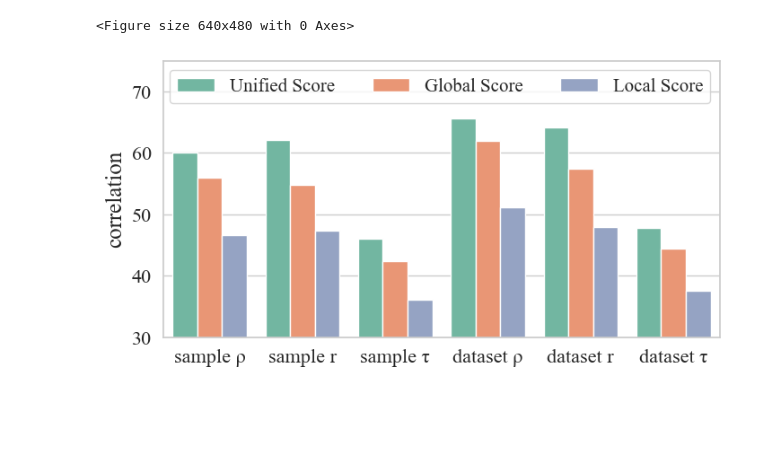
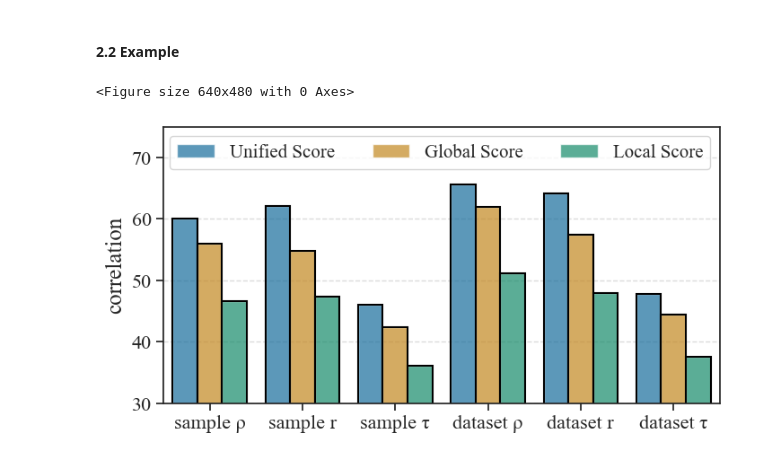
Before and after one commit to dwzhu-pku/DWTemplate, a Jupyter notebook: visualize/plot.ipynb, the cells around one changed output. Saved outputs shown, nothing was run; the diff lists cells and outputs as text; code cells hidden in the pictures; blank space fills up the shorter version.

```diff
--- a/visualize/plot.ipynb
+++ b/visualize/plot.ipynb
@@ -8,8 +8,9 @@ import numpy as np
 import random
 import math
 import textwrap
+import jsonlines
 from scipy.stats import pearsonr, spearmanr, kendalltau
 from tabulate import tabulate
-plt.rcParams['font.family'] = 'Times New Roman'
+plt.rcParams['font.family'] = "sans-serif"
 
 # 参考链接：https://zhuanlan.zhihu.com/p/93423829
@@ -24,7 +121,7 @@ ours = [47.90319255658225, 57.2832228214499, 64.97055423962387, 52.6161861963308
 
 df = pd.DataFrame({'x': x, 'unieval':unieval, 'chatgpt':chatgpt, 'multineg':multineg, 'ours':ours})
 
-sns.set(style='whitegrid', palette='Set2', font='Times New Roman', context='notebook')
+sns.set(style='ticks', palette='colorblind', font='Times New Roman', context='notebook')
 plt.figure()
 fig, ax = plt.subplots(1,1,figsize=(8,4))
 
@@ -34,7 +131,7 @@ sns.lineplot(data=df, x="x", y="multineg", label="MultiNeg", marker='D', linewid
 sns.lineplot(data=df, x="x", y="ours", label="Ours", marker='s', linewidth=2.5, markersize=8)
 
 ax.set_xlabel("#sentences", fontsize=18)
-ax.set_ylabel("correlation", fontsize=18)
+ax.set_ylabel("correlation (%)", fontsize=18)
 ax.legend(fontsize=16, loc='upper right', ncol=4, columnspacing=0.5)
 
 xticks = [2,3,4,5,6]
@@ -43,6 +140,9 @@ ax.set_xticklabels(xticks, fontsize=16)
 yticks = [20, 30, 40, 50, 60, 70, 80]
 ax.set_yticks(yticks)
 ax.set_yticklabels(yticks, fontsize=16)
+ax.grid(True, linestyle='--', alpha=0.9)
+
+sns.despine()
 
 
 plt.subplots_adjust(bottom=0.2)
@@ -105,29 +200,41 @@ plt.show()
+# %% [markdown]
+#### 2.2 Example
 # %%
 x = ["sample ρ", "sample r", "sample τ", "dataset ρ", "dataset r", "dataset τ"]
 unified_score = np.array([0.600, 0.621, 0.460, 0.656, 0.642, 0.478]) * 100
 global_score = np.array([0.560, 0.548, 0.424, 0.619, 0.574, 0.444]) * 100
 local_score = np.array([0.466, 0.474, 0.361, 0.512, 0.480, 0.375]) * 100
 
 df = pd.DataFrame({'Method': x, 'Unified Score': unified_score, 'Global Score': global_score, 'Local Score': local_score})
 df_melted = df.melt('Method', var_name='Comparison', value_name='Value')
 
-sns.set(style='whitegrid', palette='Set2', font='Times New Roman', context='notebook')
+sns.set(style='ticks', palette='colorblind', font='Times New Roman', context='notebook')
 plt.figure()
 fig, ax = plt.subplots(1,1,figsize=(8,4))
 
-sns.barplot(x='Method', y='Value', hue='Comparison', data=df_melted)
+sns.barplot(x='Method', y='Value', hue='Comparison', data=df_melted, alpha=0.7)
+
+for i, p in enumerate(ax.patches):
+    height = p.get_height()
+    width = p.get_width()
+    x, y = p.get_xy()
+    # add value labels to each bar
+    # add rectangle frame to each bar
+    ax.add_patch(plt.Rectangle((x, y), width, height, fill=False, edgecolor='black', linewidth=1.5))
+
 
 ax.set(ylim=(30, 75))
 ax.legend(fontsize=15, ncol=3).set_title('')
 # Add labels and title
-plt.xlabel('')
-plt.ylabel('correlation', fontsize=18)
-plt.xticks(size=16)
-plt.yticks([30, 40, 50, 60, 70], size=16)
+ax.set_xlabel('')
+ax.set_ylabel('correlation', fontsize=18)
+ax.tick_params(axis='x', labelsize=16)
+ax.tick_params(axis='y', labelsize=16)
+ax.grid(axis='y', linestyle='--', alpha=0.7)
 
 # Show the plot
 plt.savefig("ablation_scoring.pdf")
 plt.show()
 # %% [output]
 <Figure size 640x480 with 0 Axes>
-[figure, old version]
+[figure, new version]
```
Also changed, not shown: parts of 17 cells of this notebook, 4 other files.
